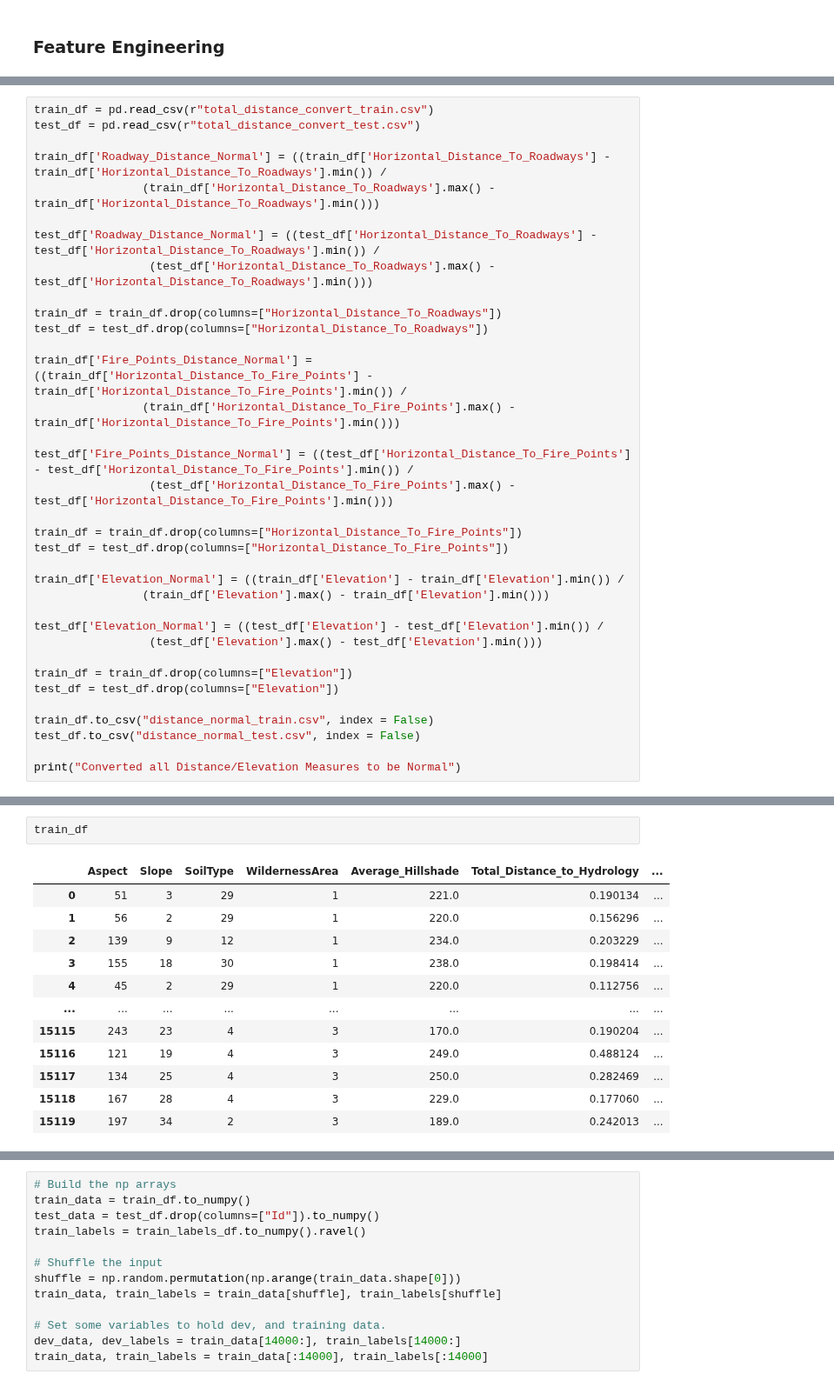
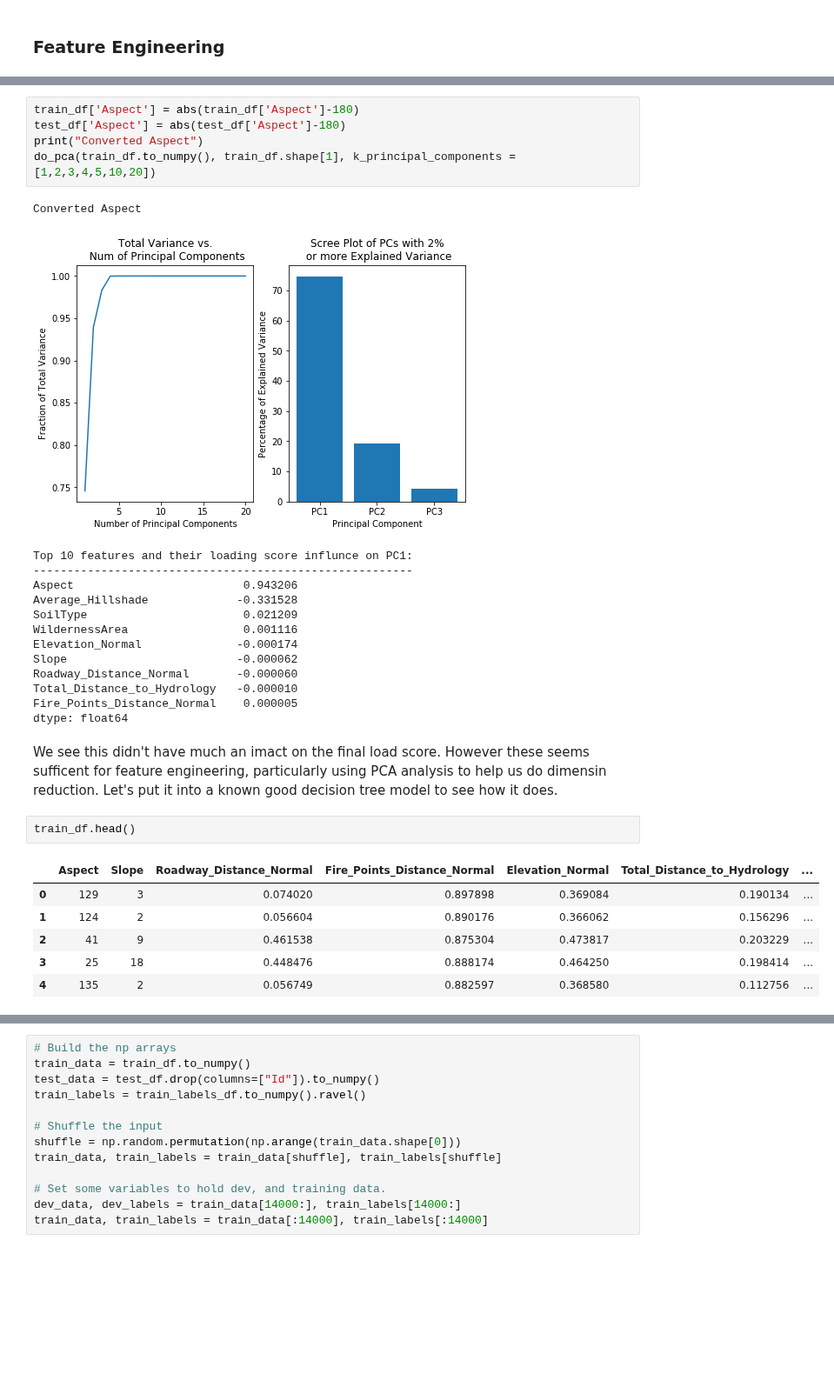
Before and after one commit to aidan-jackson-data/Forest-Cover-Type-Prediction, a Jupyter notebook: Models/PCA/andi_morey_pca.ipynb, the cells around one changed output, grey strips where cells are left out. Shown at 87% size. Drawn from its saved outputs; the diff is of its cells as text; blank space fills up the shorter version.

```diff
--- a/Models/PCA/andi_morey_pca.ipynb
+++ b/Models/PCA/andi_morey_pca.ipynb
@@ -266,35 +333,0 @@ Converted Distance to Hydrology
-# %%
-train_df = pd.read_csv(r"total_distance_convert_train.csv")
-test_df = pd.read_csv(r"total_distance_convert_test.csv")
-
-train_df['Roadway_Distance_Normal'] = ((train_df['Horizontal_Distance_To_Roadways'] - train_df['Horizontal_Distance_To_Roadways'].min()) /
-                (train_df['Horizontal_Distance_To_Roadways'].max() - train_df['Horizontal_Distance_To_Roadways'].min()))
-
-test_df['Roadway_Distance_Normal'] = ((test_df['Horizontal_Distance_To_Roadways'] - test_df['Horizontal_Distance_To_Roadways'].min()) /
-                 (test_df['Horizontal_Distance_To_Roadways'].max() - test_df['Horizontal_Distance_To_Roadways'].min()))
-
-train_df = train_df.drop(columns=["Horizontal_Distance_To_Roadways"])
-test_df = test_df.drop(columns=["Horizontal_Distance_To_Roadways"])
-
-train_df['Fire_Points_Distance_Normal'] = ((train_df['Horizontal_Distance_To_Fire_Points'] - train_df['Horizontal_Distance_To_Fire_Points'].min()) /
-                (train_df['Horizontal_Distance_To_Fire_Points'].max() - train_df['Horizontal_Distance_To_Fire_Points'].min()))
-
-test_df['Fire_Points_Distance_Normal'] = ((test_df['Horizontal_Distance_To_Fire_Points'] - test_df['Horizontal_Distance_To_Fire_Points'].min()) /
-                 (test_df['Horizontal_Distance_To_Fire_Points'].max() - test_df['Horizontal_Distance_To_Fire_Points'].min()))
-
-train_df = train_df.drop(columns=["Horizontal_Distance_To_Fire_Points"])
-test_df = test_df.drop(columns=["Horizontal_Distance_To_Fire_Points"])
-
-train_df['Elevation_Normal'] = ((train_df['Elevation'] - train_df['Elevation'].min()) /
-                (train_df['Elevation'].max() - train_df['Elevation'].min()))
-
-test_df['Elevation_Normal'] = ((test_df['Elevation'] - test_df['Elevation'].min()) /
-                 (test_df['Elevation'].max() - test_df['Elevation'].min()))
-
-train_df = train_df.drop(columns=["Elevation"])
-test_df = test_df.drop(columns=["Elevation"])
-
-train_df.to_csv("distance_normal_train.csv", index = False)
-test_df.to_csv("distance_normal_test.csv", index = False)
-
-print("Converted all Distance/Elevation Measures to be Normal")
@@ -303,15 +336,31 @@ Converted all Distance/Elevation Measures to be Normal
+# %%
+train_df['Aspect'] = abs(train_df['Aspect']-180)
+test_df['Aspect'] = abs(test_df['Aspect']-180)
+print("Converted Aspect")
+do_pca(train_df.to_numpy(), train_df.shape[1], k_principal_components = [1,2,3,4,5,10,20])
+# %% [output]
+Converted Aspect
+[figure, added]
+Top 10 features and their loading score influnce on PC1:
+--------------------------------------------------------
+Aspect                         0.943206
+Average_Hillshade             -0.331528
+SoilType                       0.021209
+WildernessArea                 0.001116
+Elevation_Normal              -0.000174
+Slope                         -0.000062
+Roadway_Distance_Normal       -0.000060
+Total_Distance_to_Hydrology   -0.000010
+Fire_Points_Distance_Normal    0.000005
+dtype: float64
+# %% [markdown]
+We see this didn't have much an imact on the final load score.  However these seems sufficent for feature engineering, particularly using PCA analysis to help us do dimensin reduction.  Let's put it into a known good decision tree model to see how it does.
 # %%
-train_df
+train_df.head()
 # %% [output]
-|  | Aspect | Slope | SoilType | WildernessArea | Average_Hillshade | Total_Distance_to_Hydrology | ... |
-| 0 | 51 | 3 | 29 | 1 | 221.0 | 0.190134 | ... |
-| 1 | 56 | 2 | 29 | 1 | 220.0 | 0.156296 | ... |
-| 2 | 139 | 9 | 12 | 1 | 234.0 | 0.203229 | ... |
-| 3 | 155 | 18 | 30 | 1 | 238.0 | 0.198414 | ... |
-| 4 | 45 | 2 | 29 | 1 | 220.0 | 0.112756 | ... |
-| ... | ... | ... | ... | ... | ... | ... | ... |
-| 15115 | 243 | 23 | 4 | 3 | 170.0 | 0.190204 | ... |
-| 15116 | 121 | 19 | 4 | 3 | 249.0 | 0.488124 | ... |
-| 15117 | 134 | 25 | 4 | 3 | 250.0 | 0.282469 | ... |
-| 15118 | 167 | 28 | 4 | 3 | 229.0 | 0.177060 | ... |
-| 15119 | 197 | 34 | 2 | 3 | 189.0 | 0.242013 | ... |
+|  | Aspect | Slope | Roadway_Distance_Normal | Fire_Points_Distance_Normal | Elevation_Normal | Total_Distance_to_Hydrology | ... |
+| 0 | 129 | 3 | 0.074020 | 0.897898 | 0.369084 | 0.190134 | ... |
+| 1 | 124 | 2 | 0.056604 | 0.890176 | 0.366062 | 0.156296 | ... |
+| 2 | 41 | 9 | 0.461538 | 0.875304 | 0.473817 | 0.203229 | ... |
+| 3 | 25 | 18 | 0.448476 | 0.888174 | 0.464250 | 0.198414 | ... |
+| 4 | 135 | 2 | 0.056749 | 0.882597 | 0.368580 | 0.112756 | ... |
```
Also changed, not shown: parts of 20 cells of this notebook.
